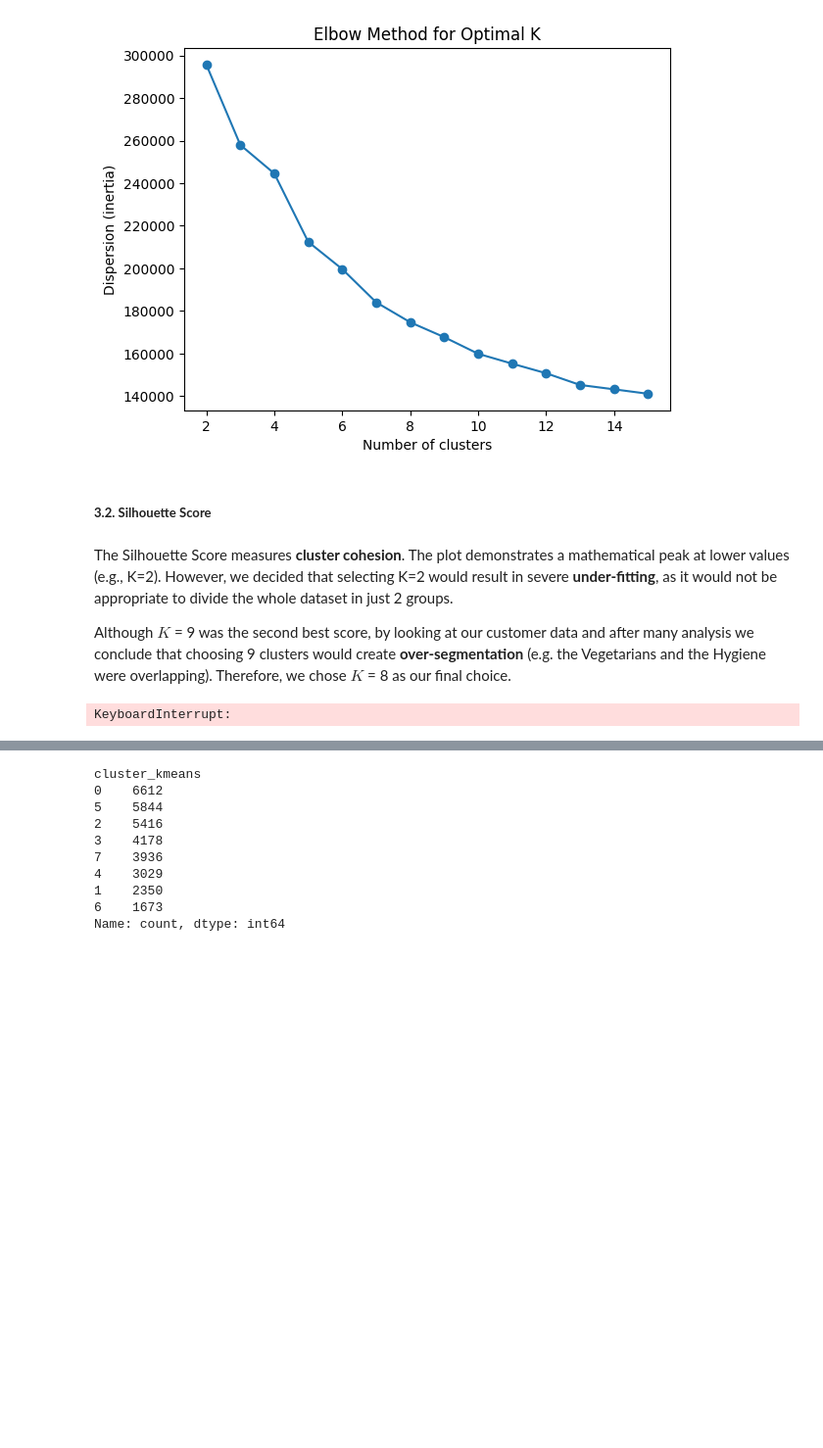
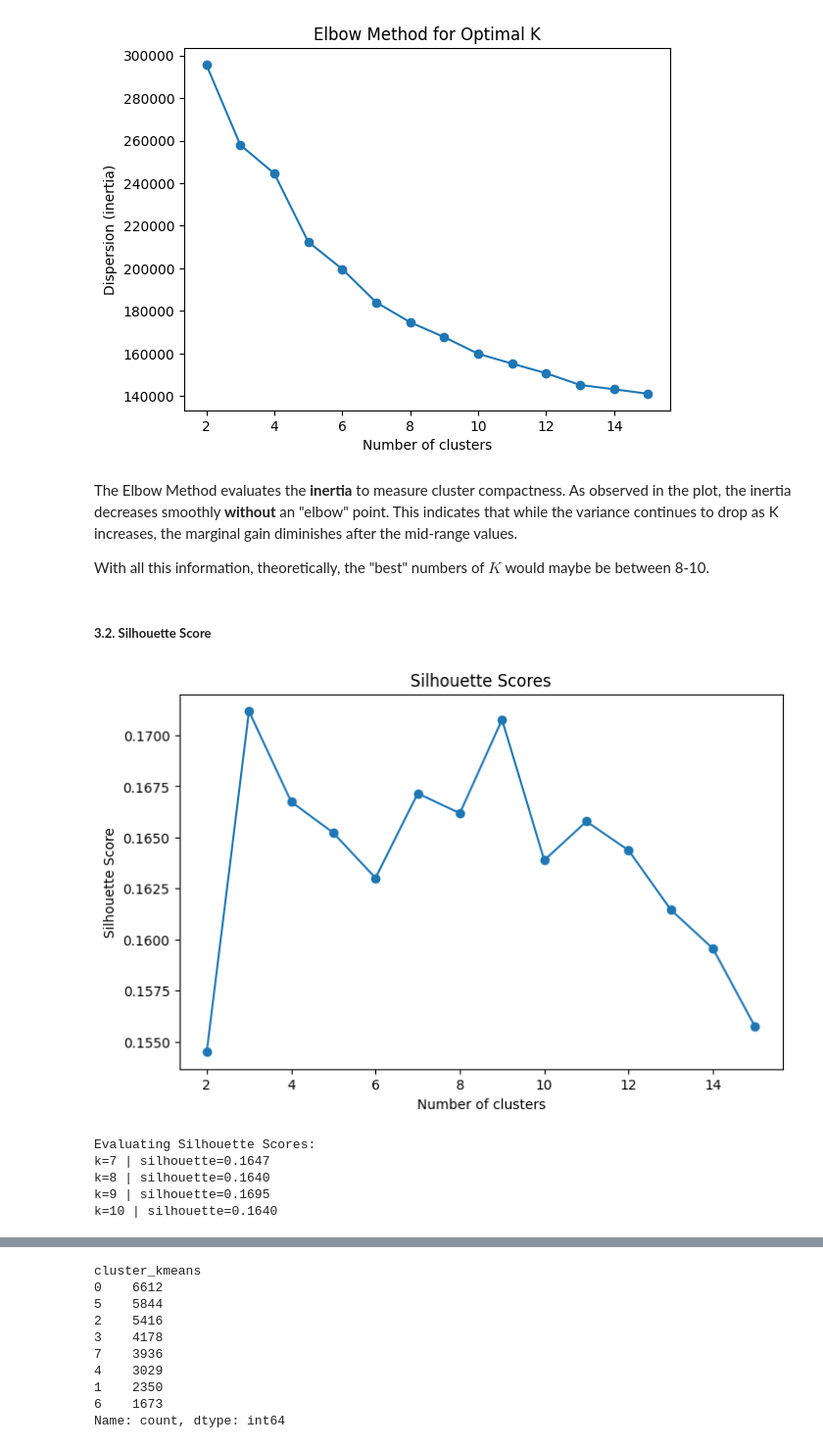
Before and after one commit to tiago2806/ml_project, a Jupyter notebook: notebooks/03_modelling.ipynb, the cells around one changed output, grey strips where cells are left out. Shown at 98% size. Drawn from its saved outputs; the diff is of its cells as text; code cells hidden in the pictures; blank space fills up the shorter version.

Commit message:
clustering.py functions

```diff
--- a/notebooks/03_modelling.ipynb
+++ b/notebooks/03_modelling.ipynb
@@ -120,13 +117,20 @@ With all this information, theoretically, the "best" numbers of $K$ would maybe
 plot_elbow(X_scaled, k_range= 15)
 # %% [output]
 [figure]
+# %% [markdown]
+The Elbow Method evaluates the **inertia** to measure cluster compactness.
+As observed in the plot, the inertia decreases smoothly **without** an "elbow" point. This indicates that while the variance continues to drop as K increases, the marginal gain diminishes after the mid-range values.
+
+With all this information, theoretically, the "best" numbers of $K$ would maybe be between 8-10.
 # %% [markdown]
 ##### **3.2. Silhouette Score**
-# %% [markdown]
-The Silhouette Score measures **cluster cohesion**. The plot demonstrates a mathematical peak at lower values (e.g., K=2). However, we decided that selecting K=2 would result in severe **under-fitting**, as it would not be appropriate to divide the whole dataset in just 2 groups.
-
-Although $K$ = 9 was the second best score, by looking at our customer data and after many analysis we conclude that choosing 9 clusters would create **over-segmentation** (e.g. the Vegetarians and the Hygiene were overlapping). Therefore, we chose **$K$** = 8 as our final choice.
 # %%
 plot_silhouette(X_scaled)
+print_silhouette_scores(X_scaled, k_values= [7,8,9,10])
 # %% [output]
+[figure, added]
-KeyboardInterrupt:
+Evaluating Silhouette Scores:
+k=7 | silhouette=0.1647
+k=8 | silhouette=0.1640
+k=9 | silhouette=0.1695
+k=10 | silhouette=0.1640
```
Also changed, not shown: parts of 6 cells of this notebook, 7 other files.
